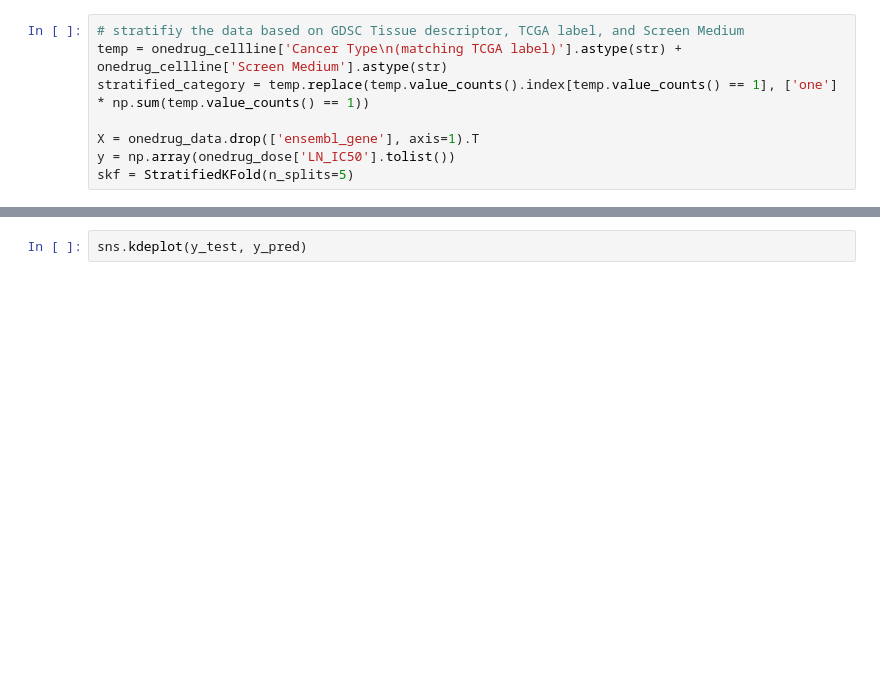
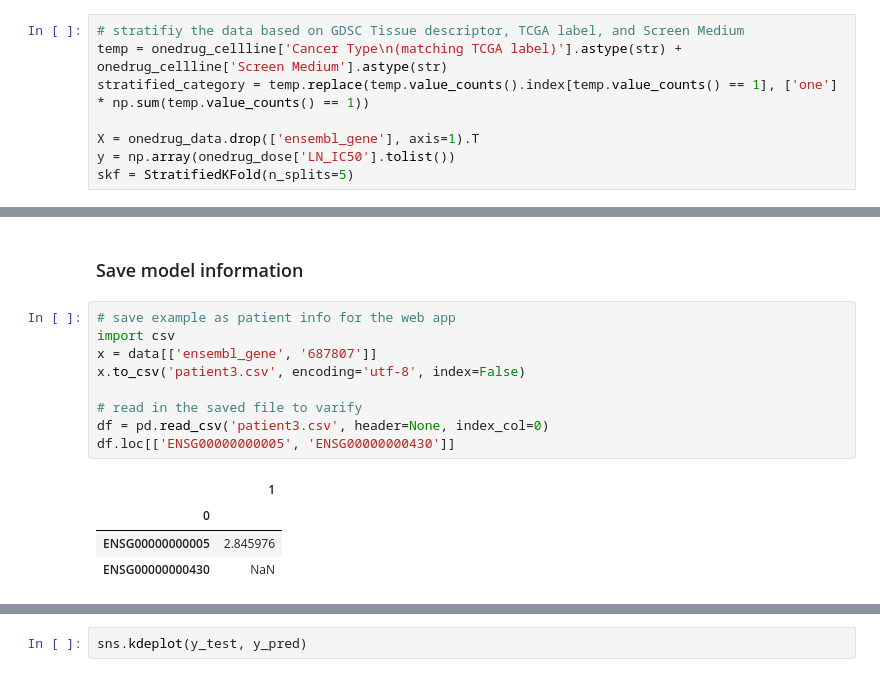
Before and after one commit to syao13/insight_project, a Jupyter notebook: eda.ipynb, the cells around one changed output, grey strips where cells are left out. Cells and saved outputs as stored; diff of their text form; blank space fills up the shorter version.

```diff
--- a/eda.ipynb
+++ b/eda.ipynb
@@ -374,0 +333,16 @@ BL: 3.5169049659081426
+# %% [markdown]
+### Save model information
+# %%
+# save example as patient info for the web app
+import csv
+x = data[['ensembl_gene', '687807']]
+x.to_csv('patient3.csv', encoding='utf-8', index=False)
+
+# read in the saved file to varify
+df = pd.read_csv('patient3.csv', header=None, index_col=0)
+df.loc[['ENSG00000000005', 'ENSG00000000430']]
+# %% [output]
+|  | 1 |
+| 0 |  |
+| ENSG00000000005 | 2.845976 |
+| ENSG00000000430 | NaN |
```
Also changed, not shown: parts of 46 cells of this notebook, 3 other files.
